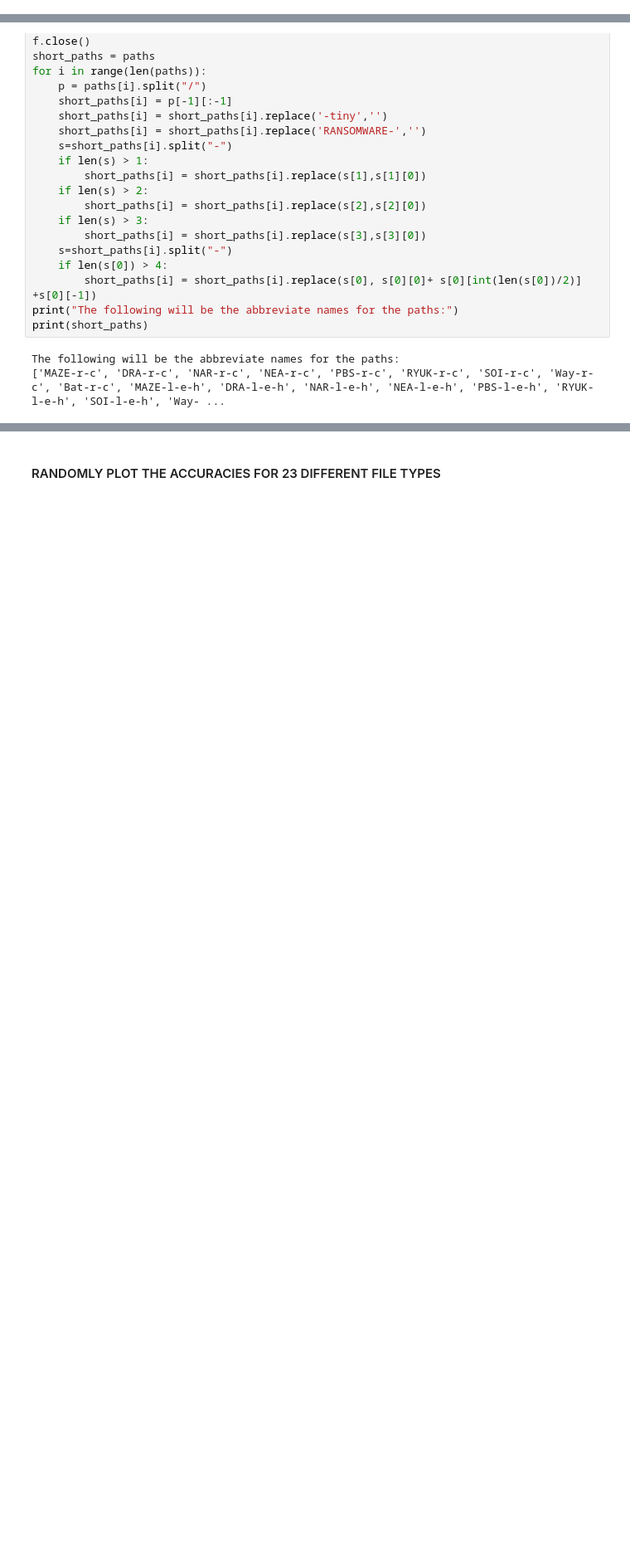
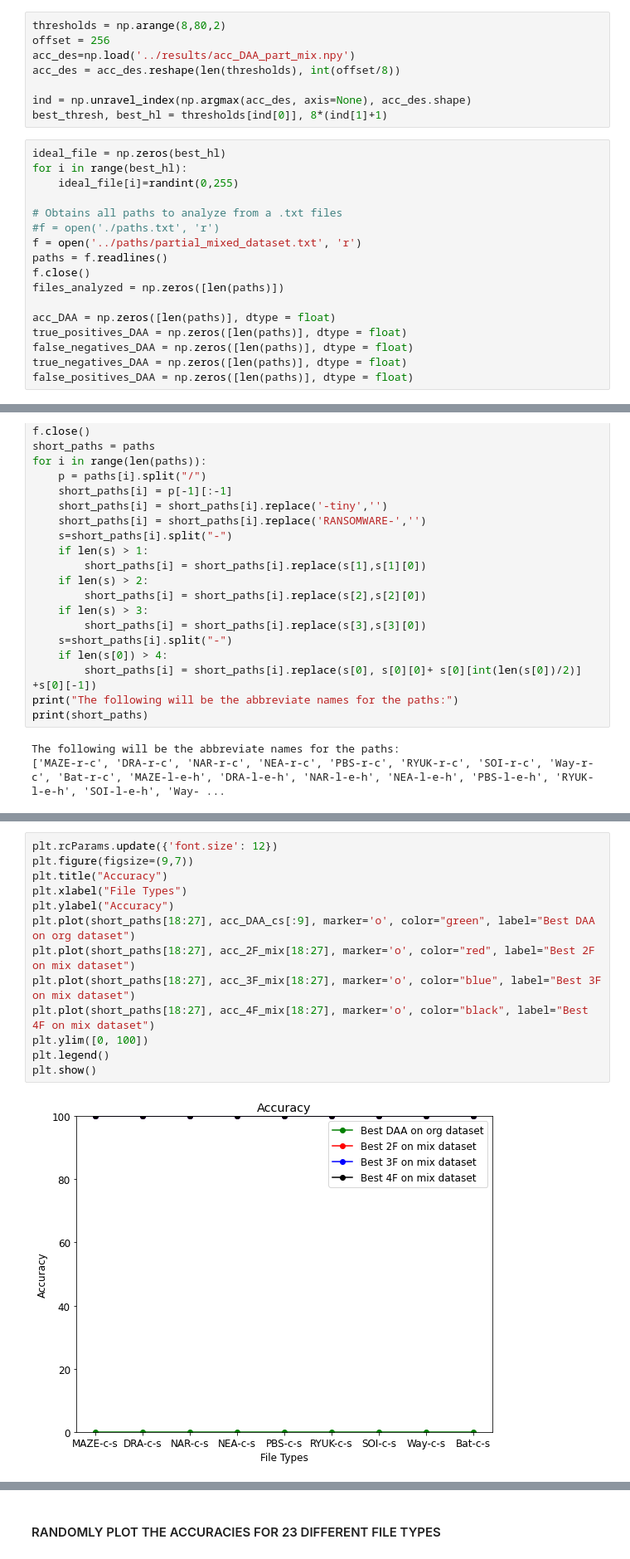
Before and after one commit to gomitolof/DAA-for-Ransomware-detection, a Jupyter notebook: models_mix/best_models.ipynb, the cells around one changed output, grey strips where cells are left out. Shown at 83% size. Drawn from its saved outputs; the diff is of its cells as text; blank space fills up the shorter version.

```diff
--- a/models_mix/best_models.ipynb
+++ b/models_mix/best_models.ipynb
@@ -162,0 +291,25 @@ def update_statistics(best_thresh, paths, j, acc, false_positives, false_negativ
+# %%
+thresholds = np.arange(8,80,2)
+offset = 256
+acc_des=np.load('../results/acc_DAA_part_mix.npy')
+acc_des = acc_des.reshape(len(thresholds), int(offset/8))
+
+ind = np.unravel_index(np.argmax(acc_des, axis=None), acc_des.shape)
+best_thresh, best_hl = thresholds[ind[0]], 8*(ind[1]+1)
+# %%
+ideal_file = np.zeros(best_hl)
+for i in range(best_hl):
+    ideal_file[i]=randint(0,255)
+
+# Obtains all paths to analyze from a .txt files
+#f = open('./paths.txt', 'r')
+f = open('../paths/partial_mixed_dataset.txt', 'r')
+paths = f.readlines()
+f.close()
+files_analyzed = np.zeros([len(paths)])
+
+acc_DAA = np.zeros([len(paths)], dtype = float)
+true_positives_DAA = np.zeros([len(paths)], dtype = float)
+false_negatives_DAA = np.zeros([len(paths)], dtype = float)
+true_negatives_DAA = np.zeros([len(paths)], dtype = float)
+false_positives_DAA = np.zeros([len(paths)], dtype = float)
@@ -1268,0 +1523,15 @@ The following will be the abbreviate names for the paths:
+# %%
+plt.rcParams.update({'font.size': 12})
+plt.figure(figsize=(9,7))
+plt.title("Accuracy")
+plt.xlabel("File Types")
+plt.ylabel("Accuracy")
+plt.plot(short_paths[18:27], acc_DAA_cs[:9], marker='o', color="green", label="Best DAA on org dataset")
+plt.plot(short_paths[18:27], acc_2F_mix[18:27], marker='o', color="red", label="Best 2F on mix dataset")
+plt.plot(short_paths[18:27], acc_3F_mix[18:27], marker='o', color="blue", label="Best 3F on mix dataset")
+plt.plot(short_paths[18:27], acc_4F_mix[18:27], marker='o', color="black", label="Best 4F on mix dataset")
+plt.ylim([0, 100])
+plt.legend()
+plt.show()
+# %% [output]
+[figure, added]
```
Also changed, not shown: parts of 16 cells of this notebook, 14 other files.
